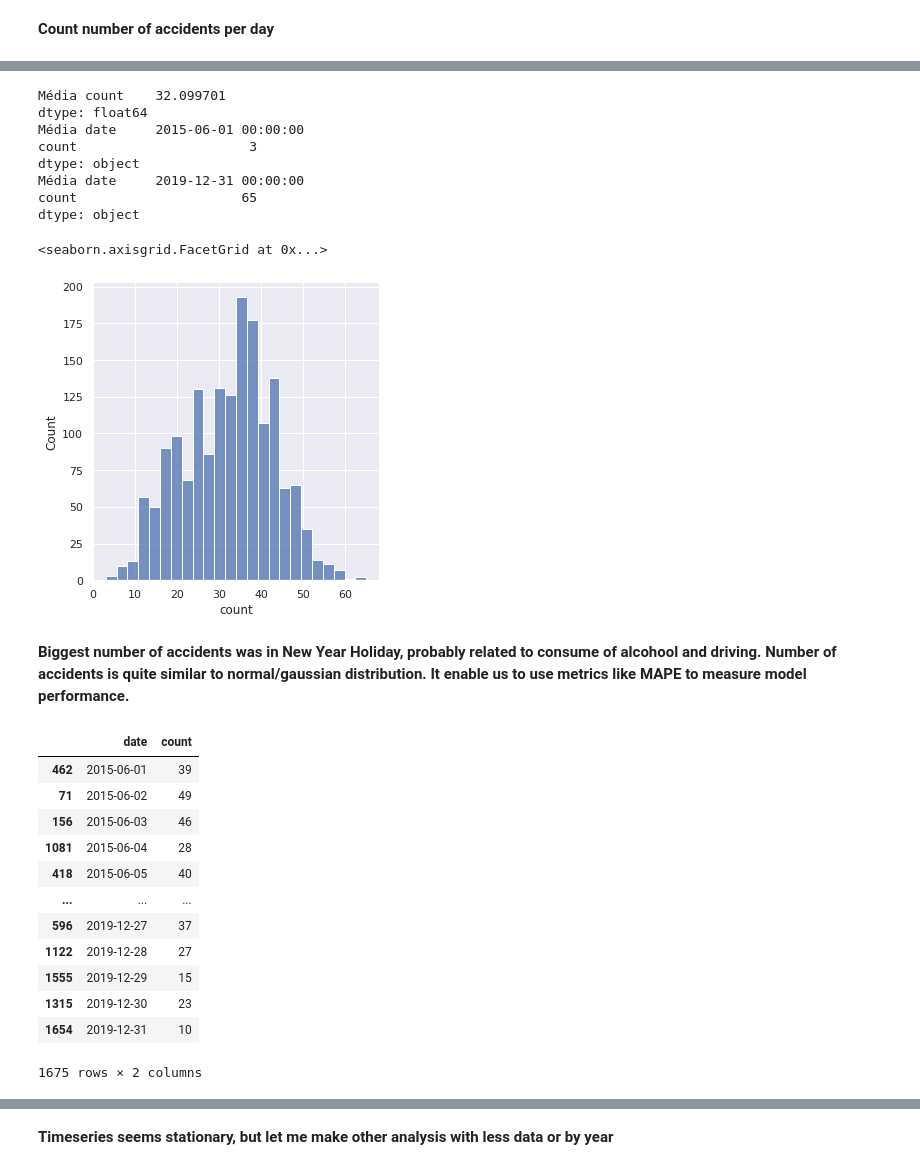
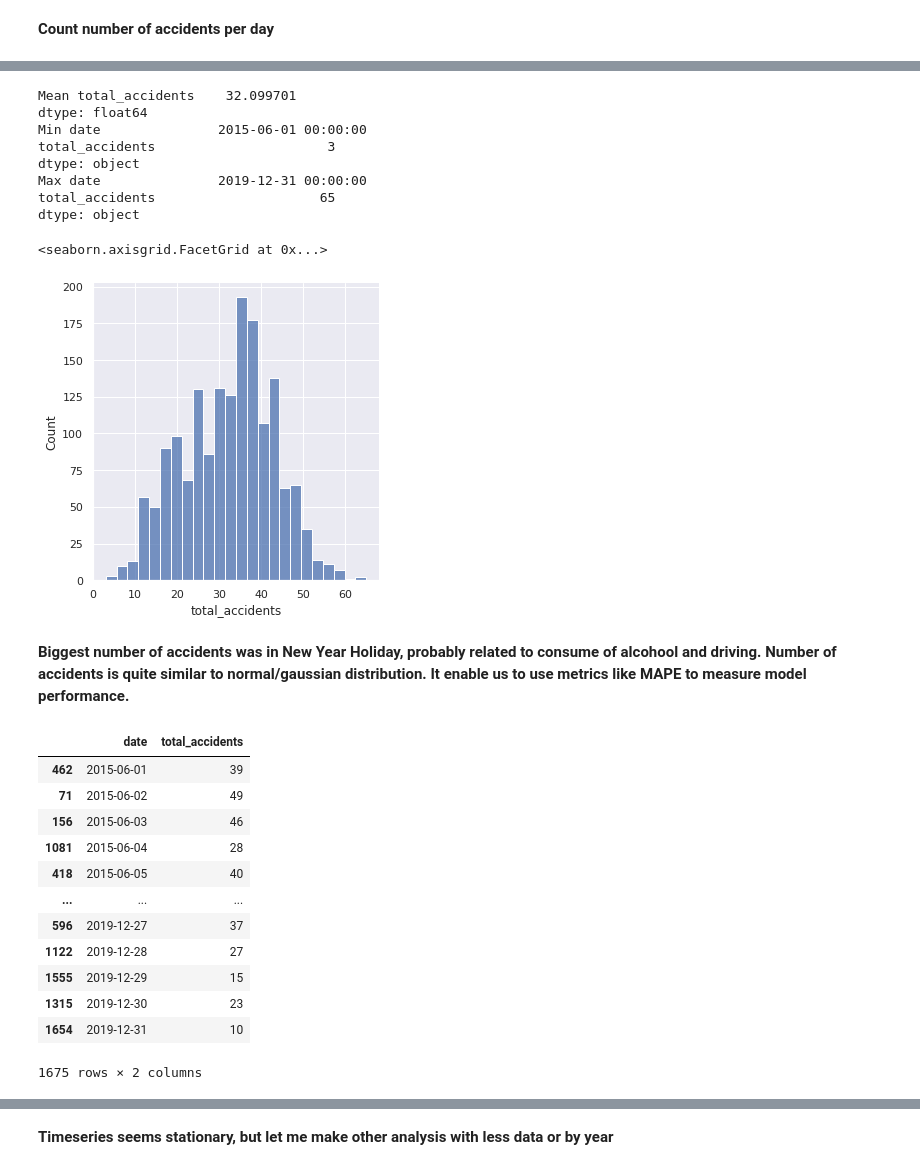
Before and after one commit to FelipeMarcelino/case_gavb, a Jupyter notebook: exploration_data_analysis.ipynb, the cells around one changed output, grey strips where cells are left out. Cells and saved outputs as stored; diff of their text form; code cells hidden in the pictures.

```diff
--- a/exploration_data_analysis.ipynb
+++ b/exploration_data_analysis.ipynb
@@ -380,4 +380,4 @@ accidents_per_day = (pd.to_datetime(df['data'])
        .value_counts()
        .rename_axis('date')
        .reset_index(name='count'))
-accidents_per_day
+accidents_per_day = accidents_per_day.rename(columns={"count": "total_accidents"})
@@ -398,21 +400,21 @@ accidents_per_day
 # %%
-print("Média",accidents_per_day.mean() )
-print("Média",accidents_per_day.min() )
-print("Média",accidents_per_day.max() )
+print("Mean",accidents_per_day.mean() )
+print("Min",accidents_per_day.min() )
+print("Max",accidents_per_day.max() )
 # %% [output]
-Média count    32.099701
+Mean total_accidents    32.099701
 dtype: float64
-Média date     2015-06-01 00:00:00
-count                      3
+Min date               2015-06-01 00:00:00
+total_accidents                      3
 dtype: object
-Média date     2019-12-31 00:00:00
-count                     65
+Max date               2019-12-31 00:00:00
+total_accidents                     65
 dtype: object
 # %%
-sns.displot(accidents_per_day, x="count")
+sns.displot(accidents_per_day, x="total_accidents")
 # %% [output]
 <seaborn.axisgrid.FacetGrid at 0x...>
-[figure, old version]
+[figure, new version]
 # %% [markdown]
 **Biggest number of accidents was in New Year Holiday, probably related to consume of alcohool and driving. Number of accidents is quite similar to normal/gaussian distribution. It enable us to use metrics like MAPE to measure model performance.**
 # %%
@@ -420,7 +422,7 @@ sns.displot(accidents_per_day, x="count")
 accidents_per_day = accidents_per_day.sort_values("date")
 accidents_per_day
 # %% [output]
-|  | date | count |
+|  | date | total_accidents |
 | 462 | 2015-06-01 | 39 |
 | 71 | 2015-06-02 | 49 |
 | 156 | 2015-06-03 | 46 |
```
Also changed, not shown: parts of 21 cells of this notebook, 2 other files.
